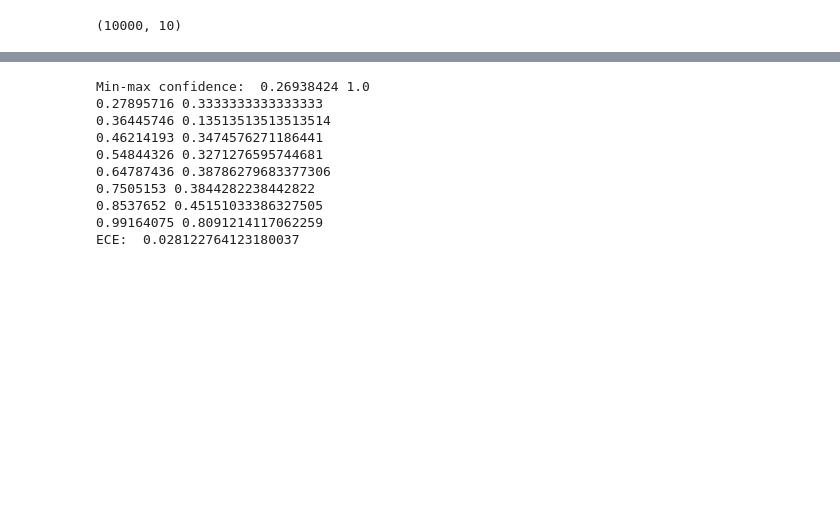
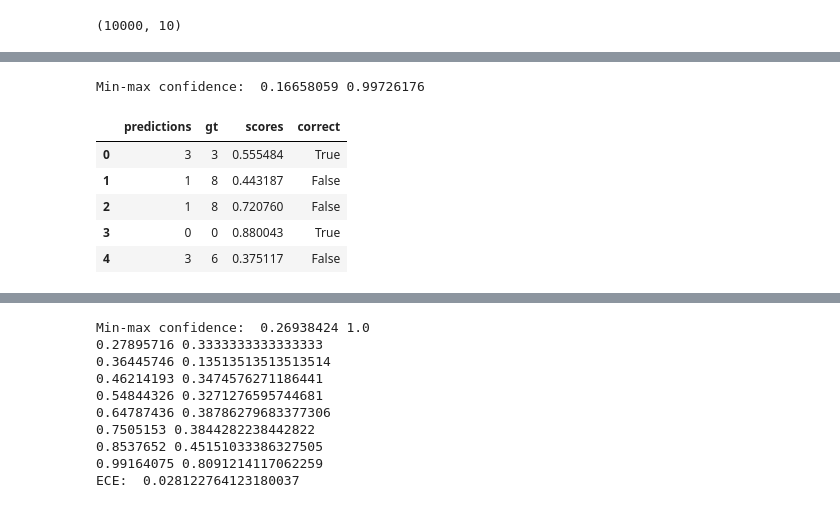
Before and after one commit to adelizer/kaggle-sandbox, a Jupyter notebook: drafts/NN_calibration.ipynb, the cells around one changed output, grey strips where cells are left out. Drawn from its saved outputs; the diff is of its cells as text; code cells hidden in the pictures; blank space fills up the shorter version.

```diff
--- a/drafts/NN_calibration.ipynb
+++ b/drafts/NN_calibration.ipynb
@@ -176,0 +199,18 @@ def plot_miscalibration(df):
+# %%
+df = pd.DataFrame()
+class_prediction = np.argmax(calib_out, axis=1)
+class_confidence = np.max(calib_out, axis=1)
+print("Min-max confidence: ", np.min(class_confidence), np.max(class_confidence))
+df['predictions'] = class_prediction
+df['gt'] = y_test
+df['scores'] = class_confidence
+df['correct'] = df['gt'] == df['predictions']
+df.head()
+# %% [output]
+Min-max confidence:  0.16658059 0.99726176
+|  | predictions | gt | scores | correct |
+| 0 | 3 | 3 | 0.555484 | True |
+| 1 | 1 | 8 | 0.443187 | False |
+| 2 | 1 | 8 | 0.720760 | False |
+| 3 | 0 | 0 | 0.880043 | True |
+| 4 | 3 | 6 | 0.375117 | False |
```
Also changed, not shown: parts of 14 cells of this notebook.
